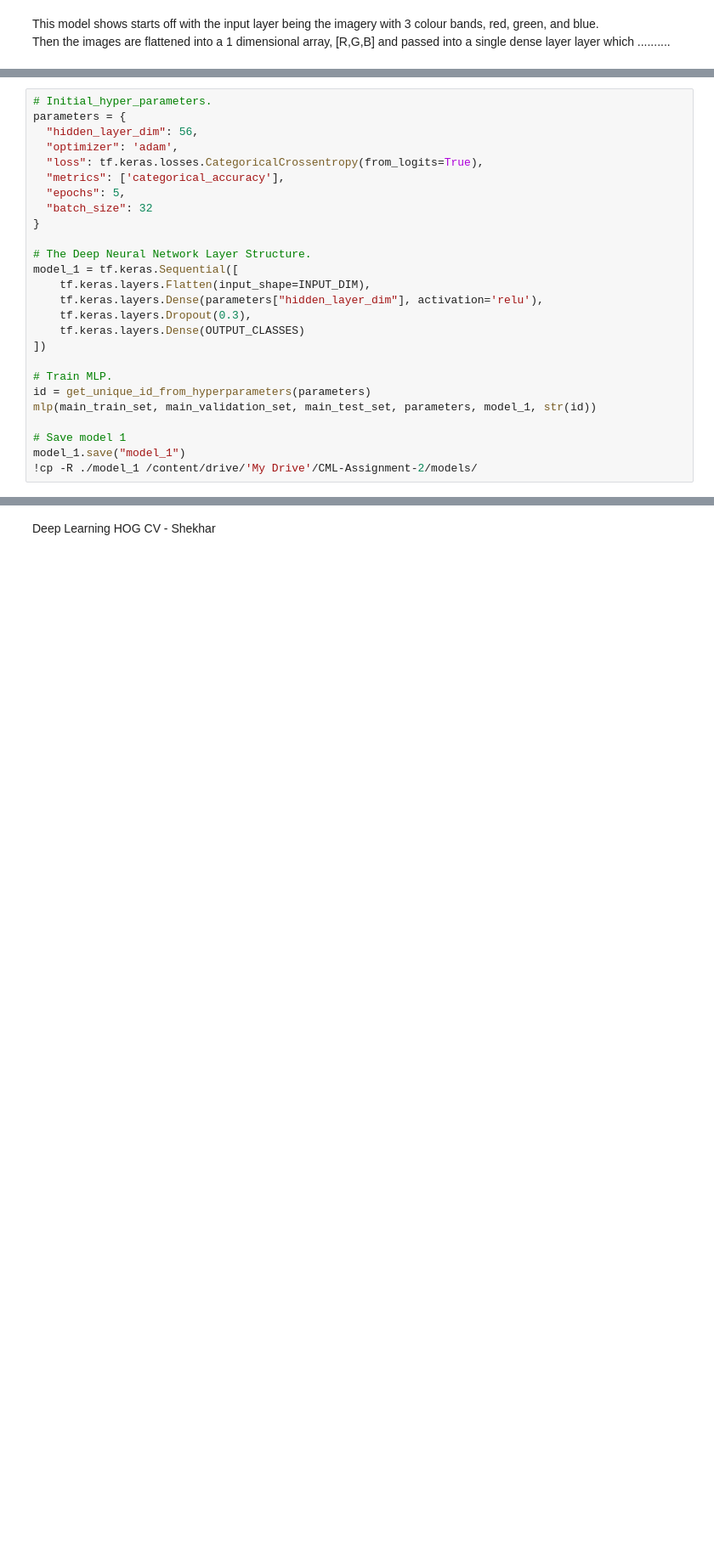
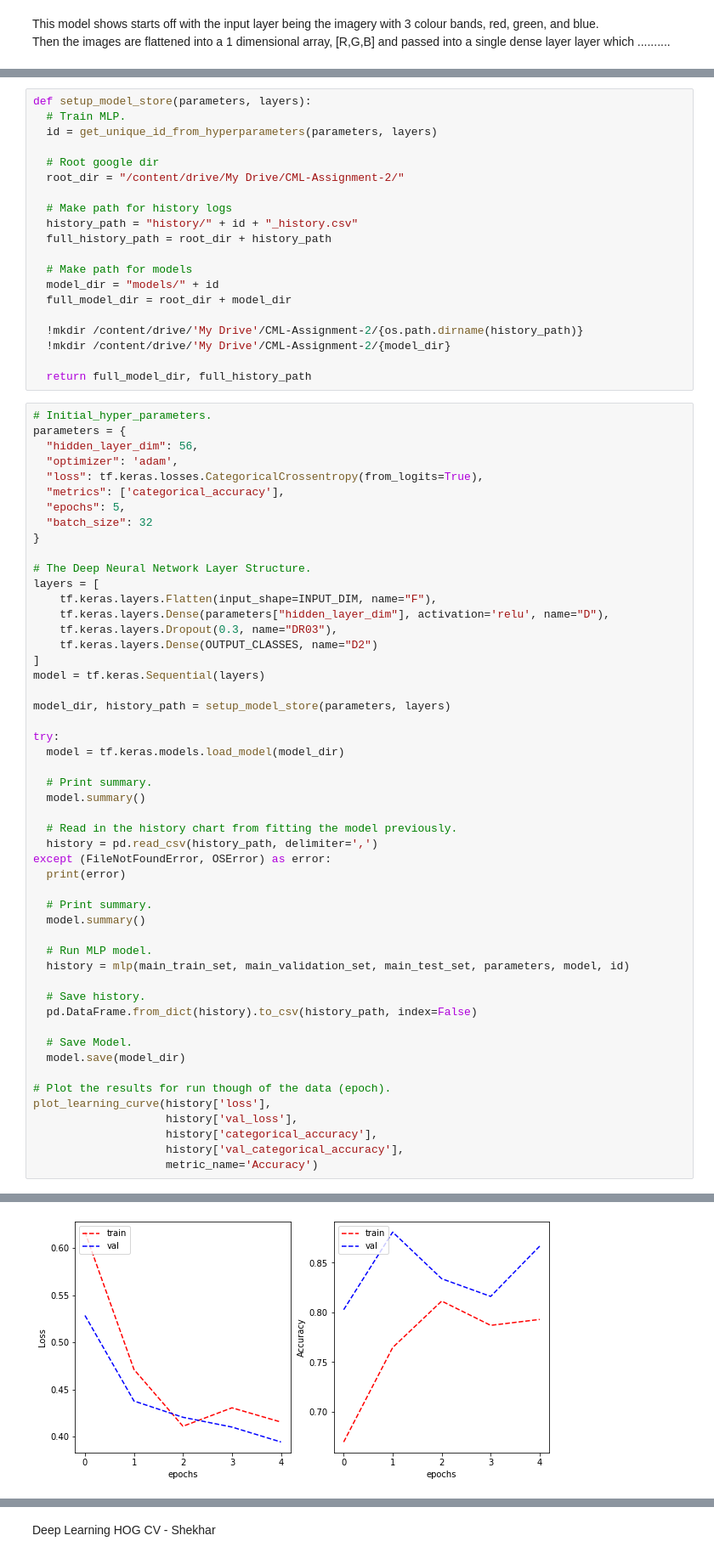
Before and after one commit to Luke-Mason/CML-Assignment-2, a Jupyter notebook: Luke.ipynb, the cells around one changed output, grey strips where cells are left out. Shown at 85% size. Cells and saved outputs as stored; diff of their text form; blank space fills up the shorter version.

Commit message:
Fixed load and save models

```diff
--- a/Luke.ipynb
+++ b/Luke.ipynb
@@ -539,3 +495,23 @@ def get_unique_id_from_hyperparameters(hyperparameters):
+# %%
+def setup_model_store(parameters, layers):
+  # Train MLP.
+  id = get_unique_id_from_hyperparameters(parameters, layers)
+
+  # Root google dir
+  root_dir = "/content/drive/My Drive/CML-Assignment-2/"
+
+  # Make path for history logs
+  history_path = "history/" + id + "_history.csv"
+  full_history_path = root_dir + history_path
+
+  # Make path for models
+  model_dir = "models/" + id
+  full_model_dir = root_dir + model_dir
+
+  !mkdir /content/drive/'My Drive'/CML-Assignment-2/{os.path.dirname(history_path)}
+  !mkdir /content/drive/'My Drive'/CML-Assignment-2/{model_dir}
+
+  return full_model_dir, full_history_path
 # %%
 # Initial_hyper_parameters.
 parameters = {
@@ -548,18 +524,43 @@ parameters = {
 }
 
 # The Deep Neural Network Layer Structure.
-model_1 = tf.keras.Sequential([
-    tf.keras.layers.Flatten(input_shape=INPUT_DIM),
-    tf.keras.layers.Dense(parameters["hidden_layer_dim"], activation='relu'),
-    tf.keras.layers.Dropout(0.3),
-    tf.keras.layers.Dense(OUTPUT_CLASSES)
-])
+layers = [
+    tf.keras.layers.Flatten(input_shape=INPUT_DIM, name="F"),
+    tf.keras.layers.Dense(parameters["hidden_layer_dim"], activation='relu', name="D"),
+    tf.keras.layers.Dropout(0.3, name="DR03"),
+    tf.keras.layers.Dense(OUTPUT_CLASSES, name="D2")
+]
+model = tf.keras.Sequential(layers)
 
-# Train MLP.
-id = get_unique_id_from_hyperparameters(parameters)
-mlp(main_train_set, main_validation_set, main_test_set, parameters, model_1, str(id))
+model_dir, history_path = setup_model_store(parameters, layers)
 
-# Save model 1
-model_1.save("model_1")
-!cp -R ./model_1 /content/drive/'My Drive'/CML-Assignment-2/models/
+try:
+  model = tf.keras.models.load_model(model_dir)
+
+  # Print summary.
+  model.summary()
+
+  # Read in the history chart from fitting the model previously.
+  history = pd.read_csv(history_path, delimiter=',')
+except (FileNotFoundError, OSError) as error:
+  print(error)
+
+  # Print summary.
+  model.summary()
+
+  # Run MLP model.
+  history = mlp(main_train_set, main_validation_set, main_test_set, parameters, model, id)
+
+  # Save history.
+  pd.DataFrame.from_dict(history).to_csv(history_path, index=False)
+
+  # Save Model.
+  model.save(model_dir)
+
+# Plot the results for run though of the data (epoch).
+plot_learning_curve(history['loss'],
+                    history['val_loss'],
+                    history['categorical_accuracy'],
+                    history['val_categorical_accuracy'],
+                    metric_name='Accuracy')
 # %% [output]
@@ -585,0 +585 @@ AttributeError: ignored
+[figure, added]
```
Also changed, not shown: parts of 10 cells of this notebook.
